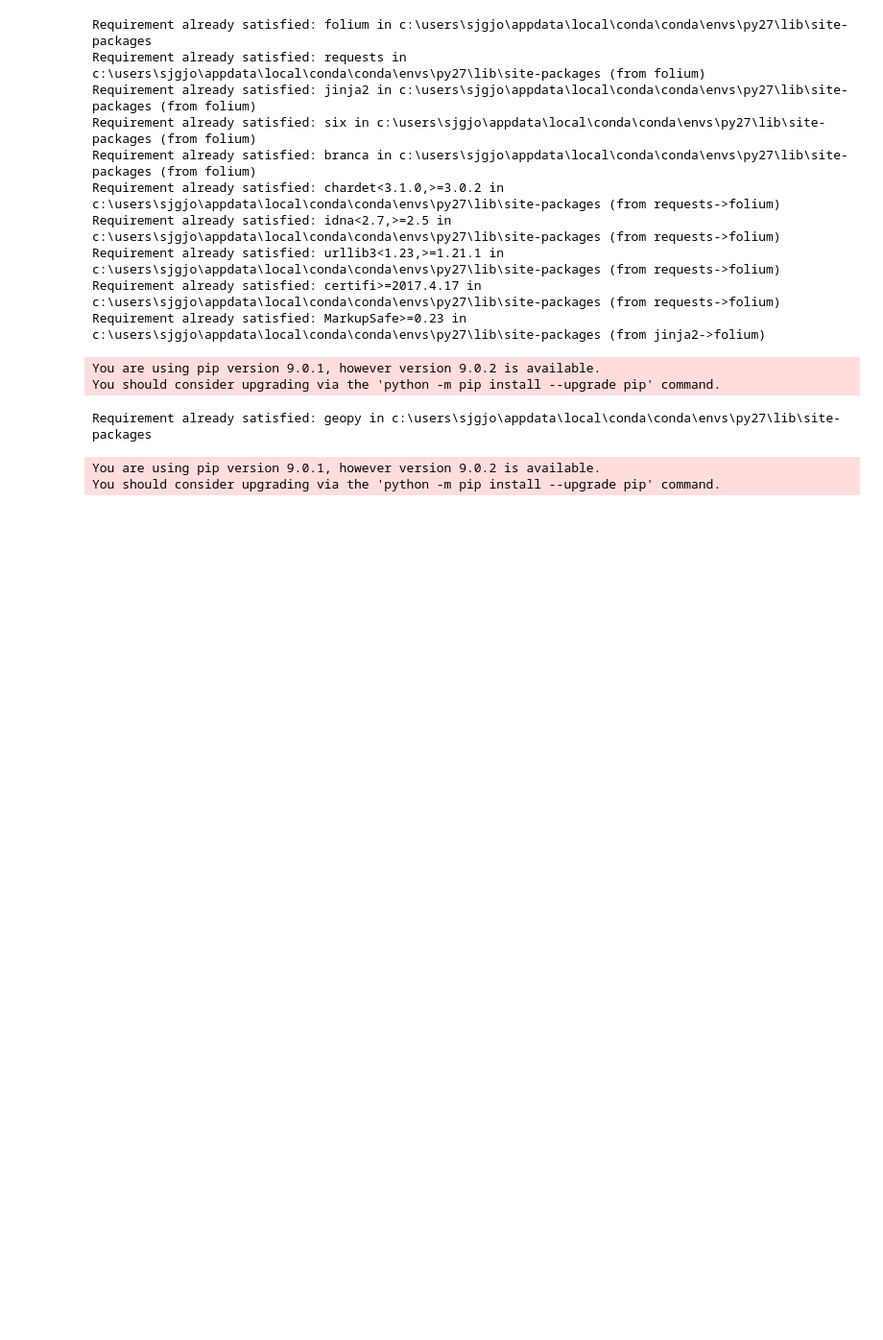
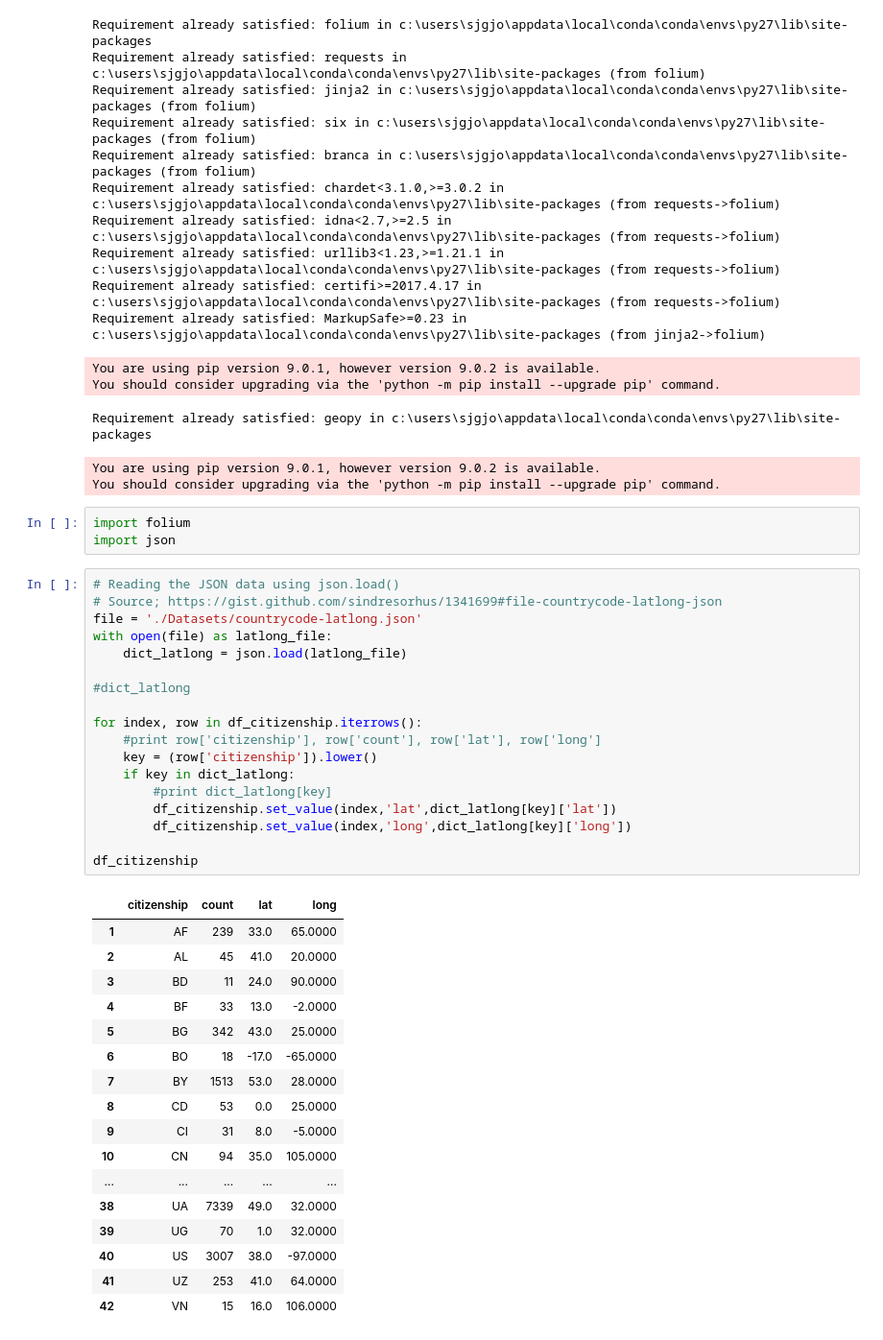
Before and after one commit to Prapakarn/DS-SF-42, a Jupyter notebook: Prapakarn/Data_Cleaning.ipynb, the cells around one changed output. Shown at 96% size. Drawn from its saved outputs; the diff is of its cells as text; blank space fills up the shorter version.

```diff
--- a/Prapakarn/Data_Cleaning.ipynb
+++ b/Prapakarn/Data_Cleaning.ipynb
@@ -697,3 +725,42 @@ You should consider upgrading via the 'python -m pip install --upgrade pip' comm
 Requirement already satisfied: geopy in c:\users\sjgjo\appdata\local\conda\conda\envs\py27\lib\site-packages
 You are using pip version 9.0.1, however version 9.0.2 is available.
 You should consider upgrading via the 'python -m pip install --upgrade pip' command.
+# %%
+import folium
+import json
+# %%
+# Reading the JSON data using json.load()
+# Source; https://gist.github.com/sindresorhus/1341699#file-countrycode-latlong-json
+file = './Datasets/countrycode-latlong.json'
+with open(file) as latlong_file:
+    dict_latlong = json.load(latlong_file)
+
+#dict_latlong
+
+for index, row in df_citizenship.iterrows():
+    #print row['citizenship'], row['count'], row['lat'], row['long']
+    key = (row['citizenship']).lower()
+    if key in dict_latlong:
+        #print dict_latlong[key]
+        df_citizenship.set_value(index,'lat',dict_latlong[key]['lat'])
+        df_citizenship.set_value(index,'long',dict_latlong[key]['long'])
+
+df_citizenship
+# %% [output]
+|  | citizenship | count | lat | long |
+| 1 | AF | 239 | 33.0 | 65.0000 |
+| 2 | AL | 45 | 41.0 | 20.0000 |
+| 3 | BD | 11 | 24.0 | 90.0000 |
+| 4 | BF | 33 | 13.0 | -2.0000 |
+| 5 | BG | 342 | 43.0 | 25.0000 |
+| 6 | BO | 18 | -17.0 | -65.0000 |
+| 7 | BY | 1513 | 53.0 | 28.0000 |
+| 8 | CD | 53 | 0.0 | 25.0000 |
+| 9 | CI | 31 | 8.0 | -5.0000 |
+| 10 | CN | 94 | 35.0 | 105.0000 |
+| ... | ... | ... | ... | ... |
+| 38 | UA | 7339 | 49.0 | 32.0000 |
+| 39 | UG | 70 | 1.0 | 32.0000 |
+| 40 | US | 3007 | 38.0 | -97.0000 |
+| 41 | UZ | 253 | 41.0 | 64.0000 |
+| 42 | VN | 15 | 16.0 | 106.0000 |
```
Also changed, not shown: parts of 11 cells of this notebook, 3 other files.
